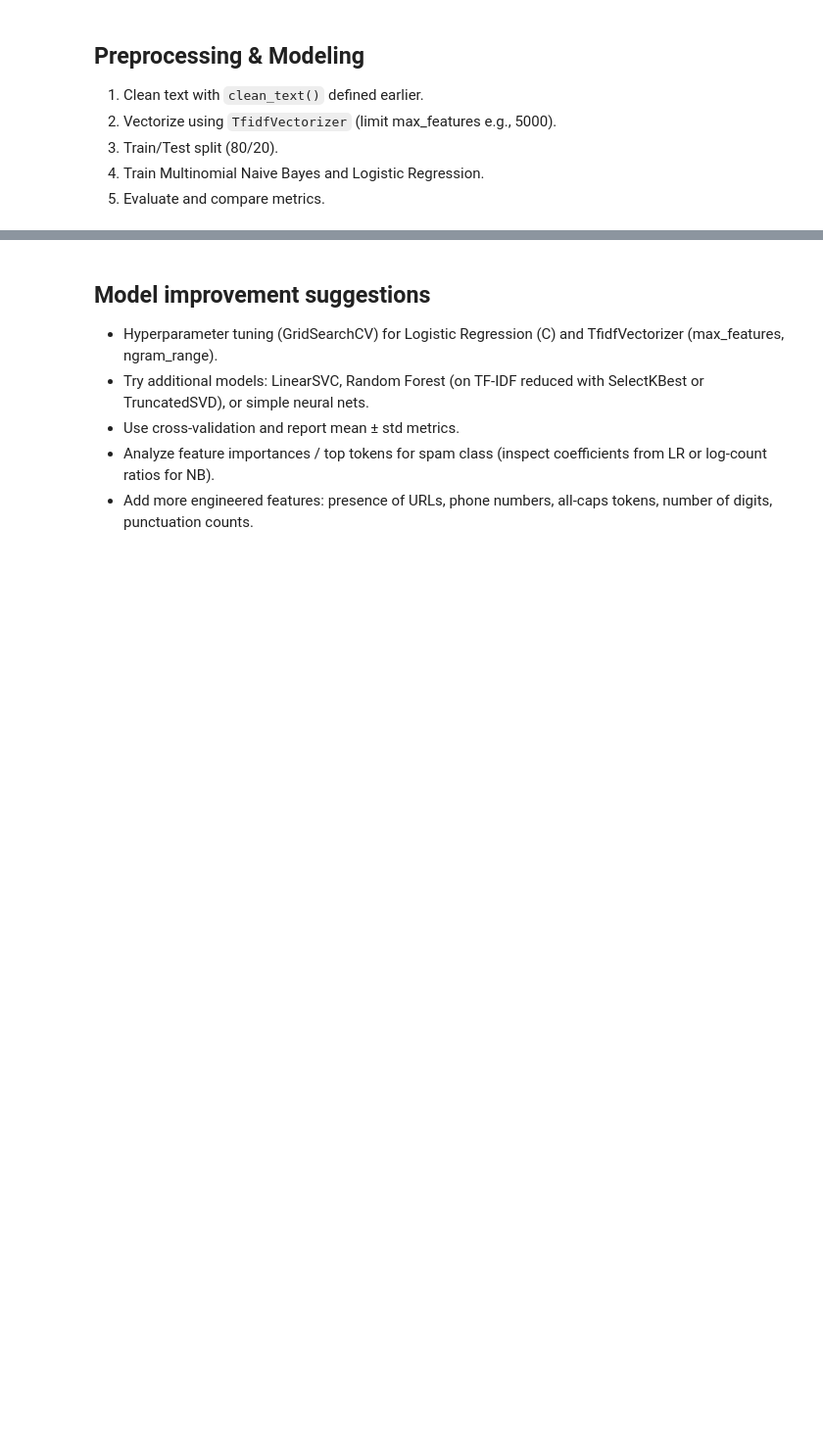
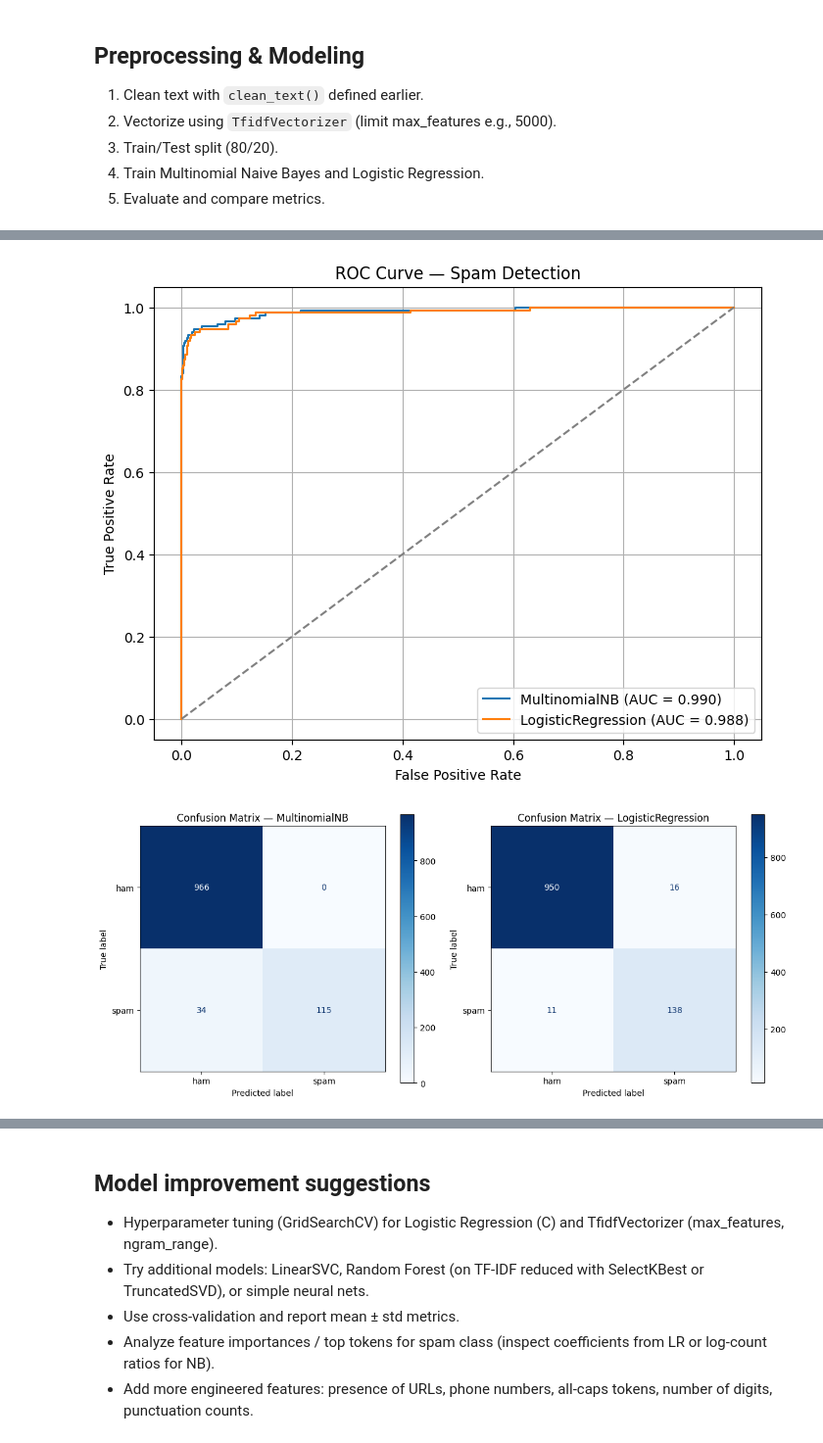
Before and after one commit to izunwaonu/wine-quality-eda, a Jupyter notebook: Assignment2_SMS_Spam_Detection.ipynb, the cells around one changed output, grey strips where cells are left out. Shown at 98% size. Cells and saved outputs as stored; diff of their text form; code cells hidden in the pictures; blank space fills up the shorter version.

```diff
--- a/Assignment2_SMS_Spam_Detection.ipynb
+++ b/Assignment2_SMS_Spam_Detection.ipynb
@@ -322,0 +649,79 @@ except NameError:
+# %%
+# A) ROC curves, AUC, and Confusion Matrix plots
+
+import numpy as np
+import matplotlib.pyplot as plt
+from sklearn.metrics import roc_curve, auc, RocCurveDisplay, ConfusionMatrixDisplay
+
+# Safety: if models or test split missing, recompute minimal pipeline
+required_objs = ('X_test','y_test','X_train','y_train')
+if not all(name in globals() for name in required_objs) or not ('lr' in globals() and 'mnb' in globals()):
+    print("Some objects not found (models or train/test). Recomputing preprocessing & models (this may take a few seconds)...")
+    # minimal re-run (assumes df exists)
+    from sklearn.feature_extraction.text import TfidfVectorizer
+    from sklearn.model_selection import train_test_split
+    from sklearn.naive_bayes import MultinomialNB
+    from sklearn.linear_model import LogisticRegression
+
+    # ensure clean_msg exists
+    if 'clean_msg' not in df.columns:
+        df['clean_msg'] = df['message'].astype(str).apply(clean_text)
+
+    tfidf = TfidfVectorizer(max_features=5000, ngram_range=(1,2), stop_words='english')
+    X = tfidf.fit_transform(df['clean_msg'])
+    y = (df['label'] == 'spam').astype(int)
+    X_train, X_test, y_train, y_test = train_test_split(X, y, test_size=0.2, random_state=RANDOM_STATE, stratify=y)
+
+    mnb = MultinomialNB()
+    mnb.fit(X_train, y_train)
+    lr = LogisticRegression(max_iter=1000, class_weight='balanced', random_state=RANDOM_STATE)
+    lr.fit(X_train, y_train)
+    print("Recomputed models and data.")
+
+# Compute probabilities/scores
+try:
+    y_prob_mnb = mnb.predict_proba(X_test)[:,1]
+except Exception:
+    # some NB implementations provide predict_proba; fallback to decision_function if available
+    y_prob_mnb = mnb.predict(X_test)  # fallback (not ideal)
+y_prob_lr = lr.predict_proba(X_test)[:,1]
+
+# ROC and AUC
+fpr_mnb, tpr_mnb, _ = roc_curve(y_test, y_prob_mnb)
+fpr_lr, tpr_lr, _ = roc_curve(y_test, y_prob_lr)
+auc_mnb = auc(fpr_mnb, tpr_mnb)
+auc_lr = auc(fpr_lr, tpr_lr)
+
+plt.figure(figsize=(8,6))
+plt.plot(fpr_mnb, tpr_mnb, label=f"MultinomialNB (AUC = {auc_mnb:.3f})")
+plt.plot(fpr_lr, tpr_lr, label=f"LogisticRegression (AUC = {auc_lr:.3f})")
+plt.plot([0,1], [0,1], linestyle='--', color='gray')
+plt.xlabel('False Positive Rate')
+plt.ylabel('True Positive Rate')
+plt.title('ROC Curve — Spam Detection')
+plt.legend(loc='lower right')
+plt.grid(True)
+plt.show()
+
+# Confusion matrices (use same threshold of 0.5)
+y_pred_mnb = (y_prob_mnb >= 0.5).astype(int)
+y_pred_lr = (y_prob_lr >= 0.5).astype(int)
+
+plt.figure(figsize=(12,5))
+plt.subplot(1,2,1)
+disp1 = ConfusionMatrixDisplay.from_predictions(y_test, y_pred_mnb, display_labels=['ham','spam'], cmap=plt.cm.Blues, values_format='d', ax=plt.gca())
+plt.title('Confusion Matrix — MultinomialNB')
+
+plt.subplot(1,2,2)
+disp2 = ConfusionMatrixDisplay.from_predictions(y_test, y_pred_lr, display_labels=['ham','spam'], cmap=plt.cm.Blues, values_format='d', ax=plt.gca())
+plt.title('Confusion Matrix — LogisticRegression')
+
+plt.tight_layout()
+plt.show()
+
+# Print AUC values and brief summary
+print(f"MultinomialNB AUC: {auc_mnb:.4f}")
+print(f"LogisticRegression AUC: {auc_lr:.4f}")
+# %% [output]
+[figure, added]
+[figure, added]
```
Also changed, not shown: parts of 9 cells of this notebook.
